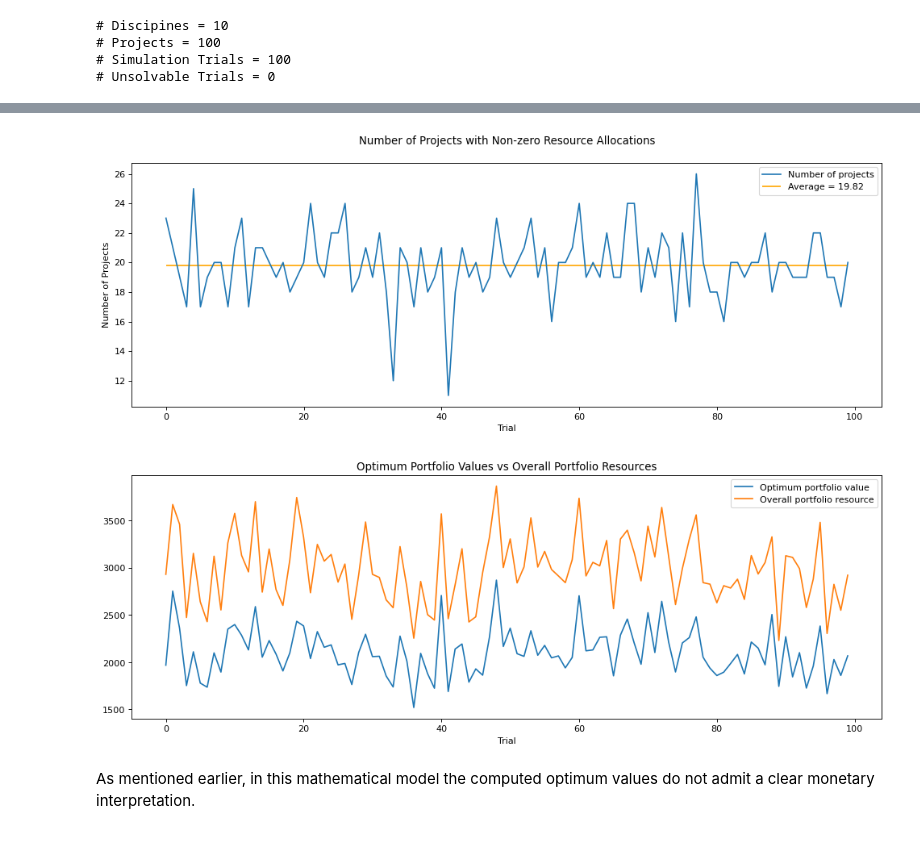
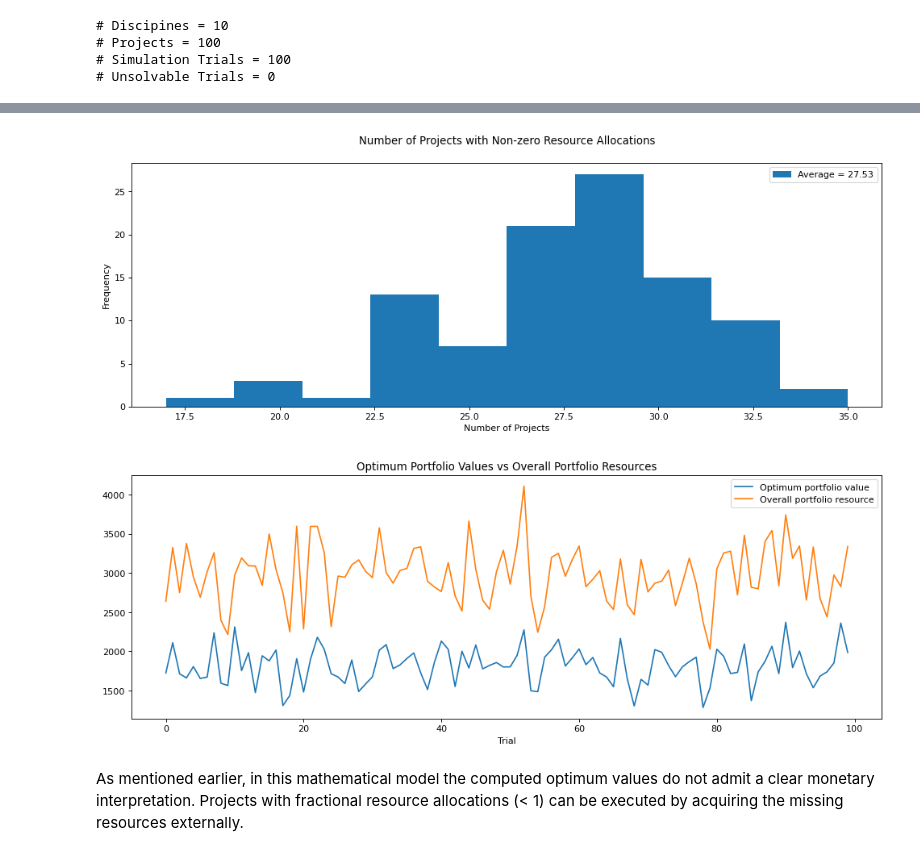
Before and after one commit to snigdhayan/ThoughtExperiments, a Jupyter notebook: MyNotebooks/OptimalResourcePlanning.ipynb, the cells around one changed output, grey strips where cells are left out. Drawn from its saved outputs; the diff is of its cells as text; code cells hidden in the pictures.

Commit message:
Changed a line chart to a histogram

```diff
--- a/MyNotebooks/OptimalResourcePlanning.ipynb
+++ b/MyNotebooks/OptimalResourcePlanning.ipynb
@@ -20,7 +20,7 @@ from statistics import mean, stdev
 # %%
 # Define the function to specify the linear optimization problem as a matrix multiplication
 def create_data(shape):
-    array1 = np.random.randint(low = 100, high = 500, size = shape)
+    array1 = np.random.randint(low = 0, high = 5000, size = shape)
     matrix_coeffs = array1.tolist() # labor hour request per discipline (row) per project (column)
     constraints = np.random.randint(low = 100, high = 500, size = shape[0])
     constraints = constraints.tolist() # total available labor hours per discipline
@@ -218,32 +234,31 @@ Standard Deviation of Portfolio Resources = 362.17
 # %%
-# Plot the number of projects with non-zero resource allocations
+# Plot the histogram of the number of projects with non-zero resource allocations
 
 # x-axis values
 x = range(n_trials)
 # y-axis values
 y =  [len(x) for x in selected_project_list]
 average = sum(y)/len(y)
 
-# Plot the points
+# Plot histogram
 plt.figure(figsize=(15, 5), dpi=80, facecolor='w', edgecolor='k')
-plt.plot(x, y)
-plt.hlines(average, min(x), max(x), color='orange')
+plt.hist(y)
 
 # x-axis name
-plt.xlabel(F'Trial')
+plt.xlabel(F'Number of Projects')
 
 # y-axis name
-plt.ylabel(F'Number of Projects')
+plt.ylabel(F'Frequency')
 
-# Title and legends
+# Title
 plt.title(F'Number of Projects with Non-zero Resource Allocations\n')
 
-legends = [F'Number of projects', F'Average = {average}']
+legends = [F'Average = {average}']
 plt.legend(legends, loc='upper right')
 
 plt.show()
 # %% [output]
-[figure, old version]
+[figure, new version]
 # %%
 # Plot the optimum portfolio values and overall portfolio resources
 
@@ -276,6 +291,6 @@ plt.legend(legends, loc='upper right')
 
 plt.show()
 # %% [output]
-[figure, old version]
+[figure, new version]
-# %% [markdown]
-As mentioned earlier, in this mathematical model the computed optimum values do not admit a clear monetary interpretation.
+# %% [markdown]
+As mentioned earlier, in this mathematical model the computed optimum values do not admit a clear monetary interpretation. Projects with fractional resource allocations (< 1) can be executed by acquiring the missing resources externally.
```
Also changed, not shown: parts of 12 cells of this notebook.
